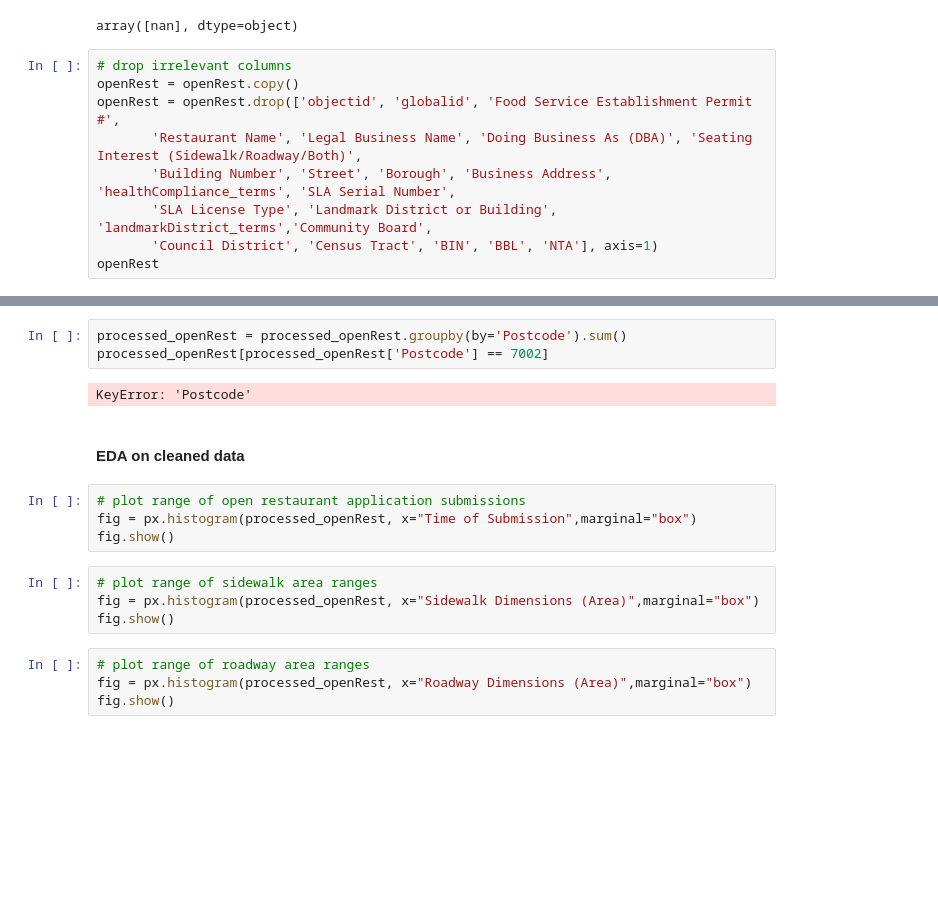
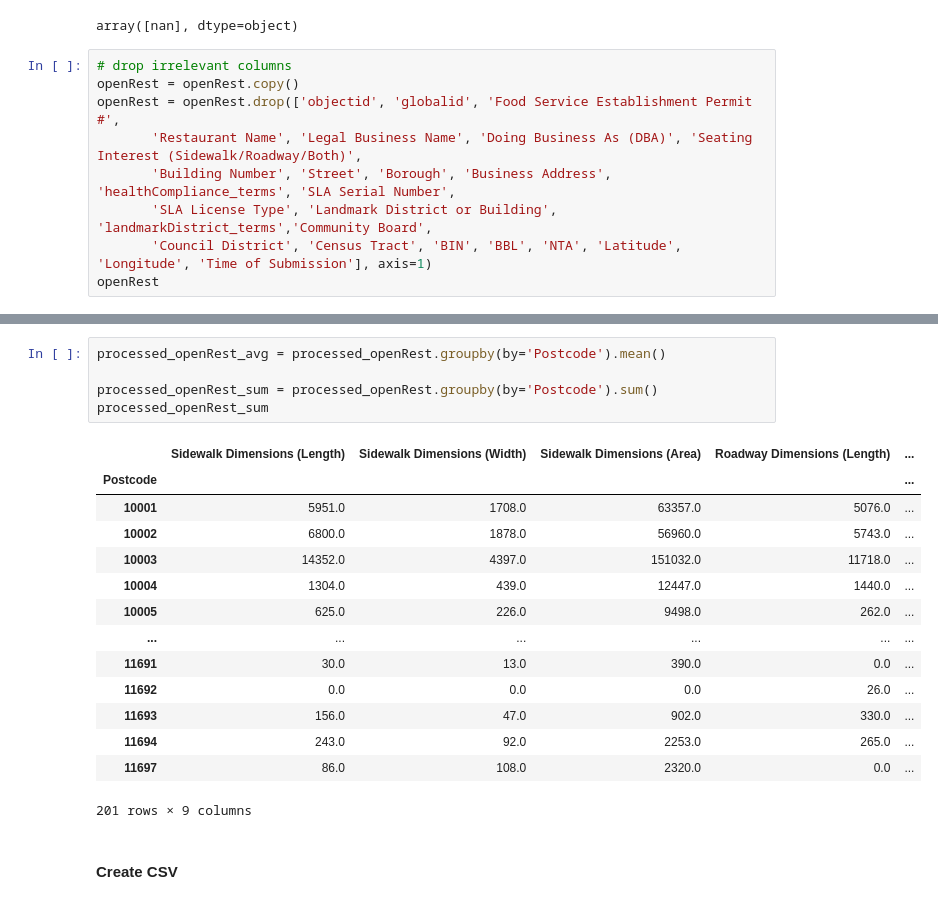
Before and after one commit to MatthewDShen/rat-city, a Jupyter notebook: open_restaurants.ipynb, the cells around one changed output, grey strips where cells are left out. Cells and saved outputs as stored; diff of their text form; blank space fills up the shorter version.

```diff
--- a/open_restaurants.ipynb
+++ b/open_restaurants.ipynb
@@ -75,7 +79,7 @@ openRest = openRest.drop(['objectid', 'globalid', 'Food Service Establishment Pe
        'Restaurant Name', 'Legal Business Name', 'Doing Business As (DBA)', 'Seating Interest (Sidewalk/Roadway/Both)',
        'Building Number', 'Street', 'Borough', 'Business Address', 'healthCompliance_terms', 'SLA Serial Number',
        'SLA License Type', 'Landmark District or Building', 'landmarkDistrict_terms','Community Board',
-       'Council District', 'Census Tract', 'BIN', 'BBL', 'NTA'], axis=1)
+       'Council District', 'Census Tract', 'BIN', 'BBL', 'NTA', 'Latitude', 'Longitude', 'Time of Submission'], axis=1)
 openRest
 # %% [output]
 |  | Postcode | Sidewalk Dimensions (Length) | Sidewalk Dimensions (Width) | Sidewalk Dimensions (Area) | Roadway Dimensions (Length) | ... |
@@ -171,19 +171,22 @@ processed_openRest[processed_openRest['Postcode'] == 7002]
-# %%
-processed_openRest = processed_openRest.groupby(by='Postcode').sum()
-processed_openRest[processed_openRest['Postcode'] == 7002]
-# %% [output]
-KeyError: 'Postcode'
-# %% [markdown]
-#### EDA on cleaned data
-# %%
-# plot range of open restaurant application submissions
-fig = px.histogram(processed_openRest, x="Time of Submission",marginal="box")
-fig.show()
-# %%
-# plot range of sidewalk area ranges
-fig = px.histogram(processed_openRest, x="Sidewalk Dimensions (Area)",marginal="box")
-fig.show()
-# %%
-# plot range of roadway area ranges
-fig = px.histogram(processed_openRest, x="Roadway Dimensions (Area)",marginal="box")
-fig.show()
+# %%
+processed_openRest_avg = processed_openRest.groupby(by='Postcode').mean()
+
+processed_openRest_sum = processed_openRest.groupby(by='Postcode').sum()
+processed_openRest_sum
+# %% [output]
+|  | Sidewalk Dimensions (Length) | Sidewalk Dimensions (Width) | Sidewalk Dimensions (Area) | Roadway Dimensions (Length) | ... |
+| Postcode |  |  |  |  | ... |
+| 10001 | 5951.0 | 1708.0 | 63357.0 | 5076.0 | ... |
+| 10002 | 6800.0 | 1878.0 | 56960.0 | 5743.0 | ... |
+| 10003 | 14352.0 | 4397.0 | 151032.0 | 11718.0 | ... |
+| 10004 | 1304.0 | 439.0 | 12447.0 | 1440.0 | ... |
+| 10005 | 625.0 | 226.0 | 9498.0 | 262.0 | ... |
+| ... | ... | ... | ... | ... | ... |
+| 11691 | 30.0 | 13.0 | 390.0 | 0.0 | ... |
+| 11692 | 0.0 | 0.0 | 0.0 | 26.0 | ... |
+| 11693 | 156.0 | 47.0 | 902.0 | 330.0 | ... |
+| 11694 | 243.0 | 92.0 | 2253.0 | 265.0 | ... |
+| 11697 | 86.0 | 108.0 | 2320.0 | 0.0 | ... |
+201 rows × 9 columns
+# %% [markdown]
+#### Create CSV
```
Also changed, not shown: parts of 13 cells of this notebook, 7 other files.
